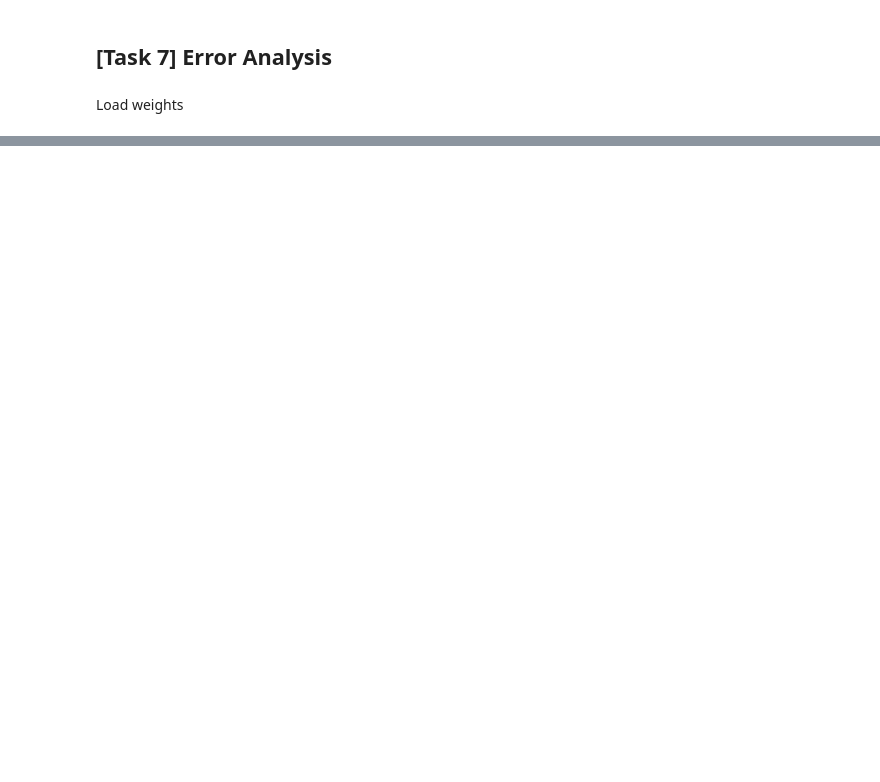
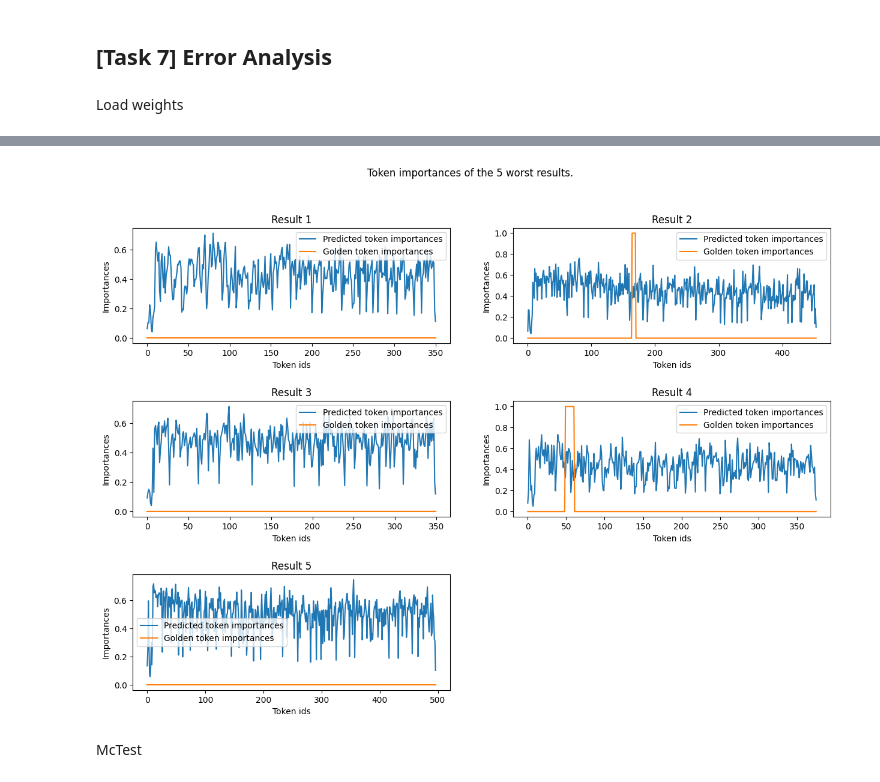
Before and after one commit to RiccardoSpolaor/Question-Answering, a Jupyter notebook: main_trainer_redone.ipynb, the cells around one changed output, grey strips where cells are left out. Drawn from its saved outputs; the diff is of its cells as text; code cells hidden in the pictures; blank space fills up the shorter version.

```diff
--- a/main_trainer_redone.ipynb
+++ b/main_trainer_redone.ipynb
@@ -488,0 +601,6 @@ show_token_importances(model, r['question'], r['story'], r['answer_span_start'],
+# %%
+plot_token_importances('gutenberg', sources_statistics_dict, model)
+# %% [output]
+[figure, added]
+# %% [markdown]
+McTest
```
Also changed, not shown: parts of 53 cells of this notebook, 1 other file.
